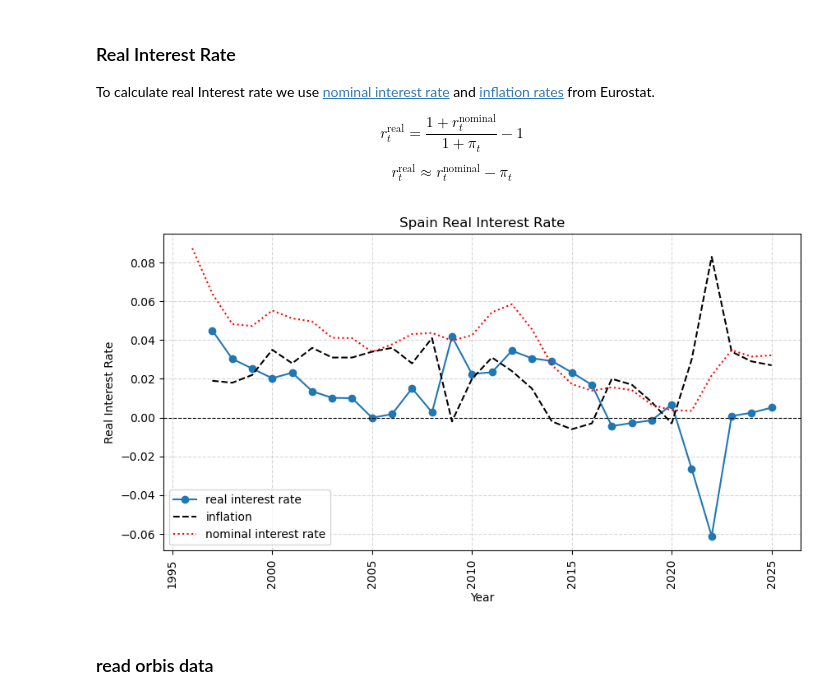
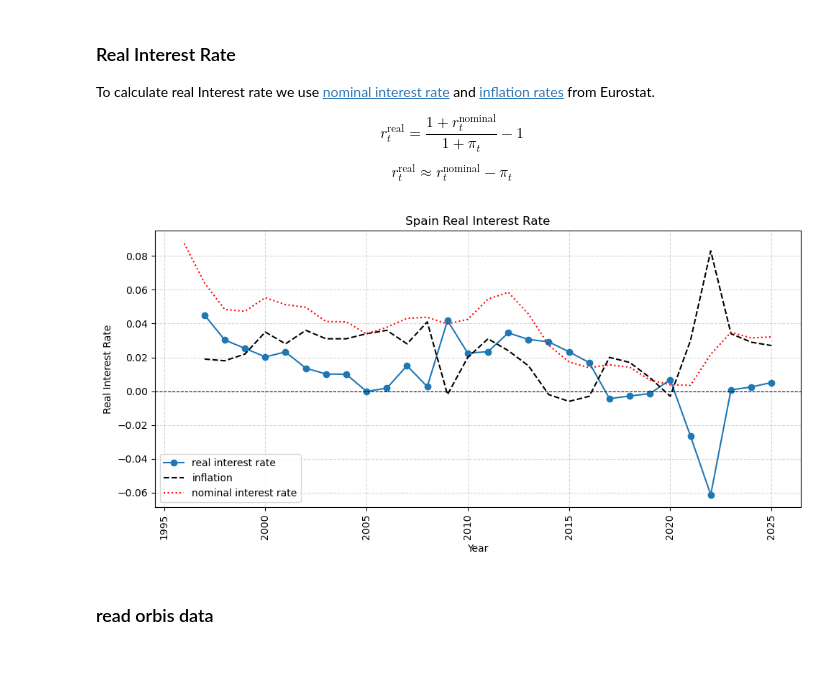
Before and after one commit to CurdinLieberherr/Master-Thesis, a Jupyter notebook: data.ipynb, the cells around one changed output. Cells and saved outputs as stored; diff of their text form; code cells hidden in the pictures; blank space fills up the shorter version.

```diff
--- a/data.ipynb
+++ b/data.ipynb
@@ -186,34 +186,36 @@ for col in NUMCOLS:
     inf[col] = pd.to_numeric(inf[col], errors='coerce')
 inf = inf.melt('country', value_vars=NUMCOLS, value_name='inflation', var_name='year')
 inf['inflation'] = inf['inflation'] / 100
 inf = inf[inf['country'] == 'Spain']
 
 
 rirate = noi.merge(inf, on=['country', 'year'], how='inner')
 rirate['realinterestrate'] = rirate['nominalinterestrate'] - rirate['inflation']
 
 rirate['year'] = rirate['year'].astype(int)
 
 
 
 plt.figure(figsize=(10, 5))
 
 plt.plot(rirate['year'], rirate['realinterestrate'], marker='o', linestyle='-', label = 'real interest rate')
 plt.plot(rirate['year'], rirate['inflation'], linestyle='--', color='black', label='inflation')
 plt.plot(rirate['year'], rirate['nominalinterestrate'], linestyle=':', color='red', label='nominal interest rate')
 
 
 plt.xlabel("Year")
 plt.ylabel("Real Interest Rate")
 plt.title("Spain Real Interest Rate")
 plt.axhline(0, color='black', linewidth=0.8, linestyle='--')
 plt.grid(True, linestyle='--', alpha=0.5)
 plt.xticks(rotation=90)
 plt.legend()
+plt.tight_layout()
+plt.savefig('plots/realinterestrate.png', dpi=300)
 
 plt.show()
 # %% [output]
-[figure, old version]
+[figure, new version]
 # %% [markdown]
 ### read orbis data
 # %%
```
Also changed, not shown: parts of 1 cell of this notebook.
